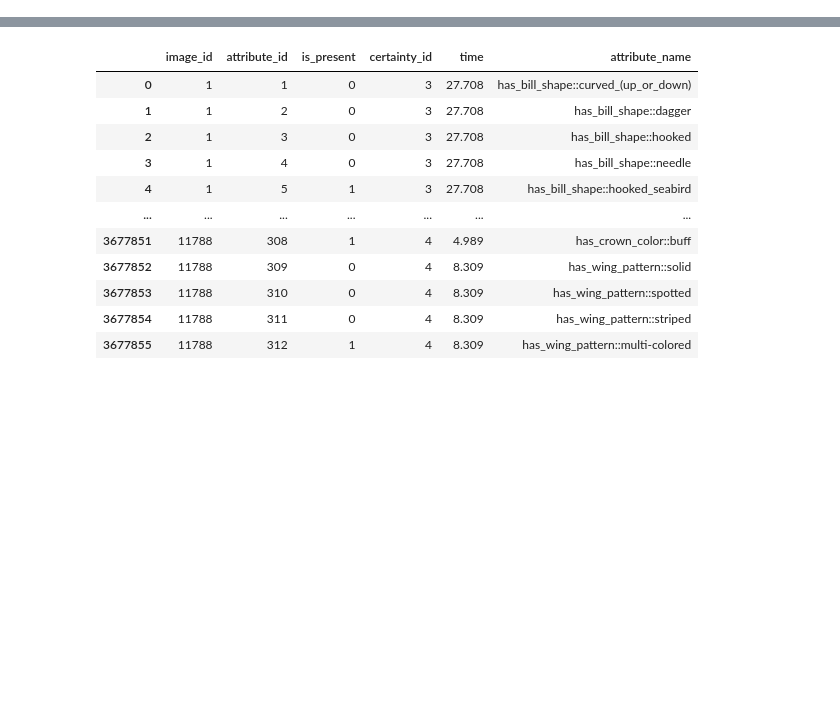
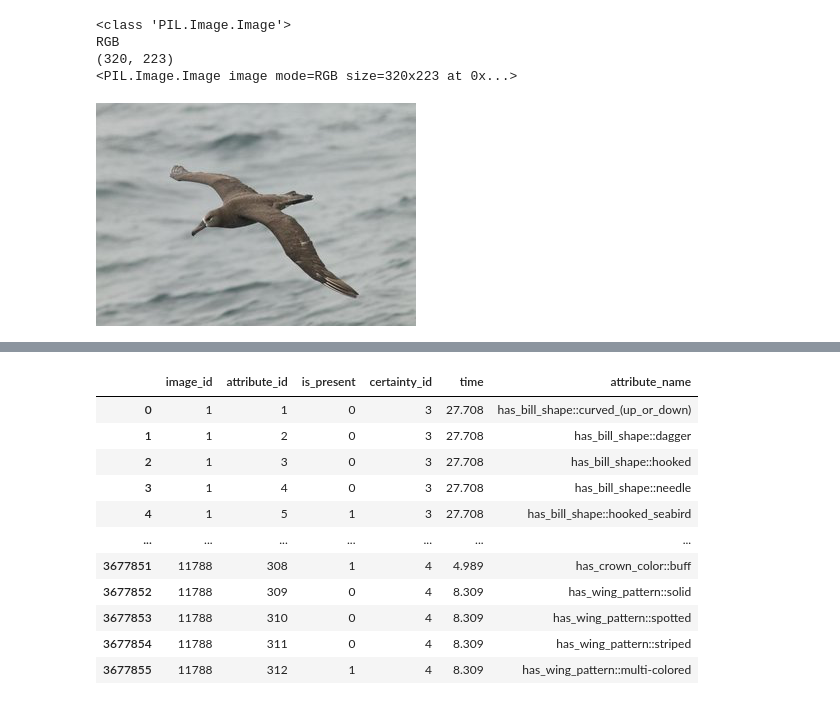
Before and after one commit to jmsquires21/Bird-Classifications, a Jupyter notebook: Step1_DataPull.ipynb, the cells around one changed output, grey strips where cells are left out. Saved outputs shown, nothing was run; the diff lists cells and outputs as text; code cells hidden in the pictures; blank space fills up the shorter version.

```diff
--- a/Step1_DataPull.ipynb
+++ b/Step1_DataPull.ipynb
@@ -20,0 +176,11 @@ warnings.filterwarnings('ignore')
+# %%
+
+#Example image import
+
+from PIL import Image
+image = Image.open("./../CUB_200_2011/images/001.Black_footed_Albatross/Black_Footed_Albatross_0001_796111.jpg")
+
+# summarize some details about the image
+print(image.format)
+print(image.size)
+print(image.mode)
@@ -20,0 +191,13 @@ warnings.filterwarnings('ignore')
+# %%
+#Example of changing the image into an array
+
+from numpy import asarray
+# asarray() class is used to convert PIL images into NumPy arrays
+numpydata = asarray(image)
+
+# <class 'numpy.ndarray'>
+print(type(numpydata))
+
+#  shape
+print(numpydata.shape)
+numpydata
@@ -20,0 +224,18 @@ warnings.filterwarnings('ignore')
+# %%
+#now get back to the image from our array!
+
+from PIL import Image
+pilImage = Image.fromarray(numpydata)
+print(type(pilImage))
+
+# Let us check  image details
+print(pilImage.mode)
+print(pilImage.size)
+print(pilImage)
+pilImage
+# %% [output]
+<class 'PIL.Image.Image'>
+RGB
+(320, 223)
+<PIL.Image.Image image mode=RGB size=320x223 at 0x...>
+[figure, added]
```
Also changed, not shown: parts of 30 cells of this notebook.
